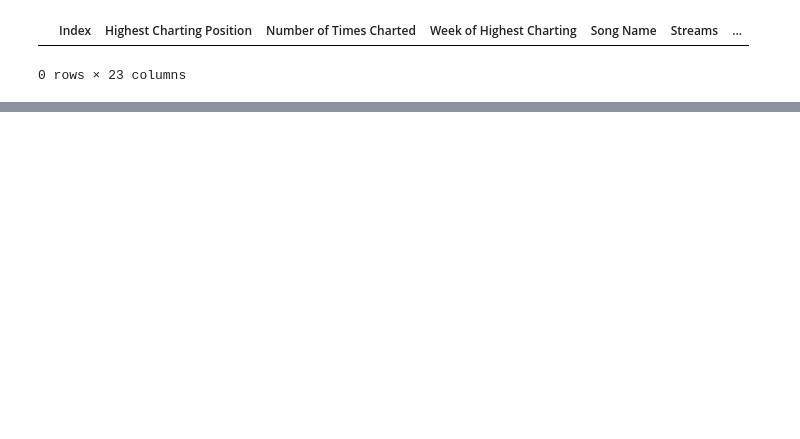
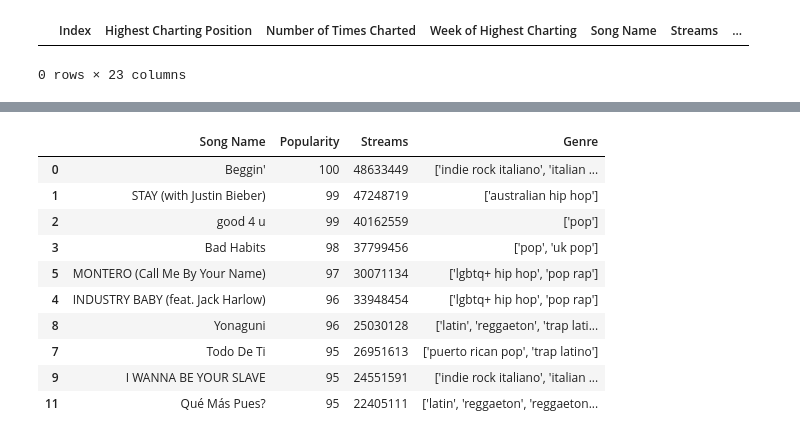
Before and after one commit to memeguerrini/Project-One, a Jupyter notebook: spotify.ipynb, the cells around one changed output, grey strips where cells are left out. Saved outputs shown, nothing was run; the diff lists cells and outputs as text; code cells hidden in the pictures; blank space fills up the shorter version.

```diff
--- a/spotify.ipynb
+++ b/spotify.ipynb
@@ -109,7 +71,18 @@ memory usage: 289.7+ KB
 # %%
-#Popularity
+# Popularity - Create a data set removing unwanted records and converting field types to desired types
 popularity_df = data_df.copy()
 popularity_df['Popularity']=popularity_df['Popularity'].astype(int)
+
+popularity_df['Streams']=popularity_df['Streams'].replace(',','', regex=True)
+popularity_df['Streams']=popularity_df['Streams'].astype(int)
+
+# Update these dataframe data types and round for better plotting
+popularity_df['Danceability']=popularity_df['Danceability'].astype(float).round(2)
+popularity_df['Energy']=popularity_df['Energy'].astype(float).round(2)
+popularity_df['Tempo']=popularity_df['Tempo'].astype(float).round(0)
+popularity_df['Valence']=popularity_df['Valence'].astype(float).round(2)
+popularity_df['Duration (ms)']=popularity_df['Duration (ms)'].astype(int)
+popularity_df['Loudness']=popularity_df['Loudness'].astype(float).round(2)
 # %%
 # Remove all songs with 0 popularity
 idxs = popularity_df[popularity_df['Popularity']==0].index
@@ -120,0 +171,17 @@ popularity_df.loc[popularity_df['Popularity']==0]
+# %%
+# Popularity appears to be directly attributed to the number of streams...
+
+top10 = popularity_df[['Song Name', 'Popularity', 'Streams', 'Genre']].nlargest(10, ['Popularity','Streams'])
+top10
+# %% [output]
+|  | Song Name | Popularity | Streams | Genre |
+| 0 | Beggin' | 100 | 48633449 | ['indie rock italiano', 'italian ... |
+| 1 | STAY (with Justin Bieber) | 99 | 47248719 | ['australian hip hop'] |
+| 2 | good 4 u | 99 | 40162559 | ['pop'] |
+| 3 | Bad Habits | 98 | 37799456 | ['pop', 'uk pop'] |
+| 5 | MONTERO (Call Me By Your Name) | 97 | 30071134 | ['lgbtq+ hip hop', 'pop rap'] |
+| 4 | INDUSTRY BABY (feat. Jack Harlow) | 96 | 33948454 | ['lgbtq+ hip hop', 'pop rap'] |
+| 8 | Yonaguni | 96 | 25030128 | ['latin', 'reggaeton', 'trap lati... |
+| 7 | Todo De Ti | 95 | 26951613 | ['puerto rican pop', 'trap latino'] |
+| 9 | I WANNA BE YOUR SLAVE | 95 | 24551591 | ['indie rock italiano', 'italian ... |
+| 11 | Qué Más Pues? | 95 | 22405111 | ['latin', 'reggaeton', 'reggaeton... |
```
Also changed, not shown: parts of 17 cells of this notebook, 9 other files.
